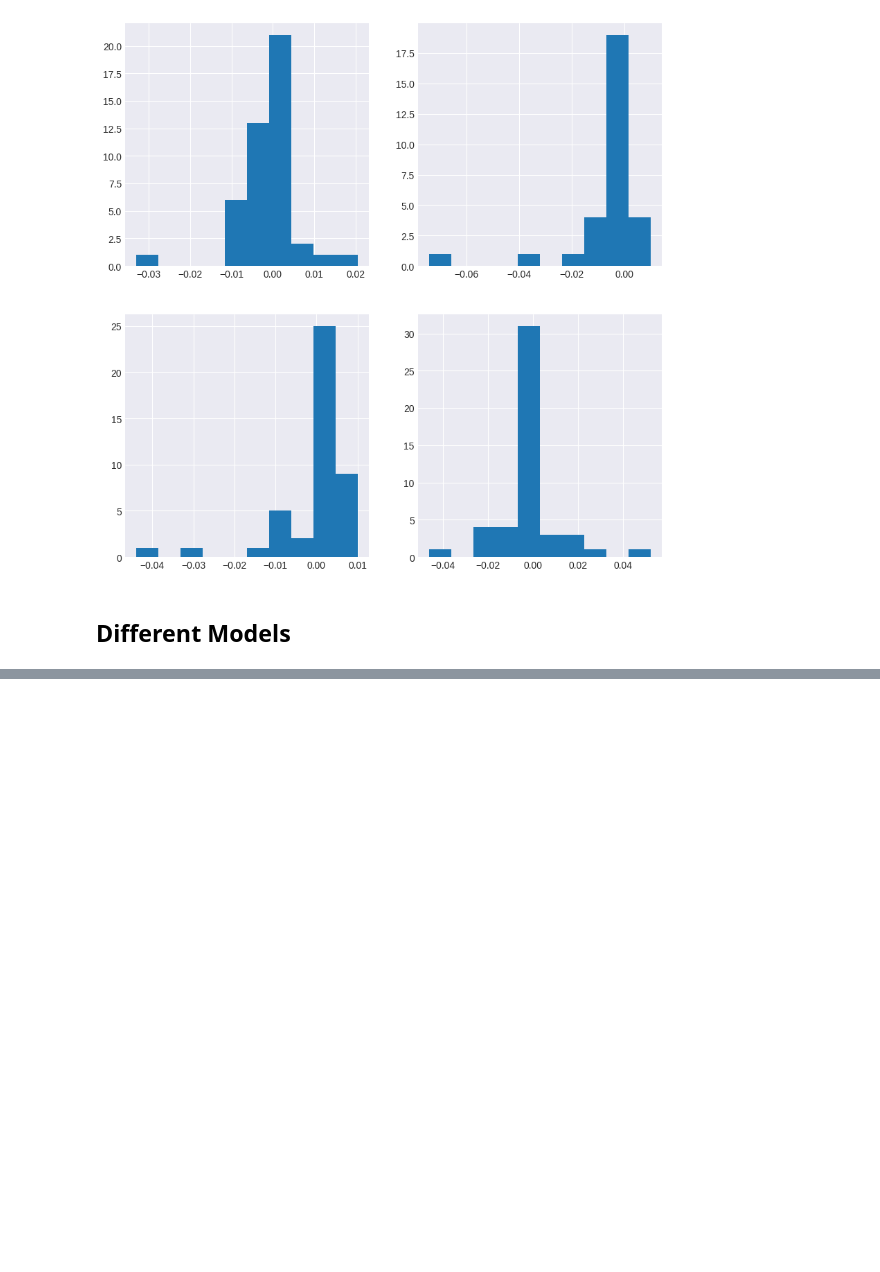
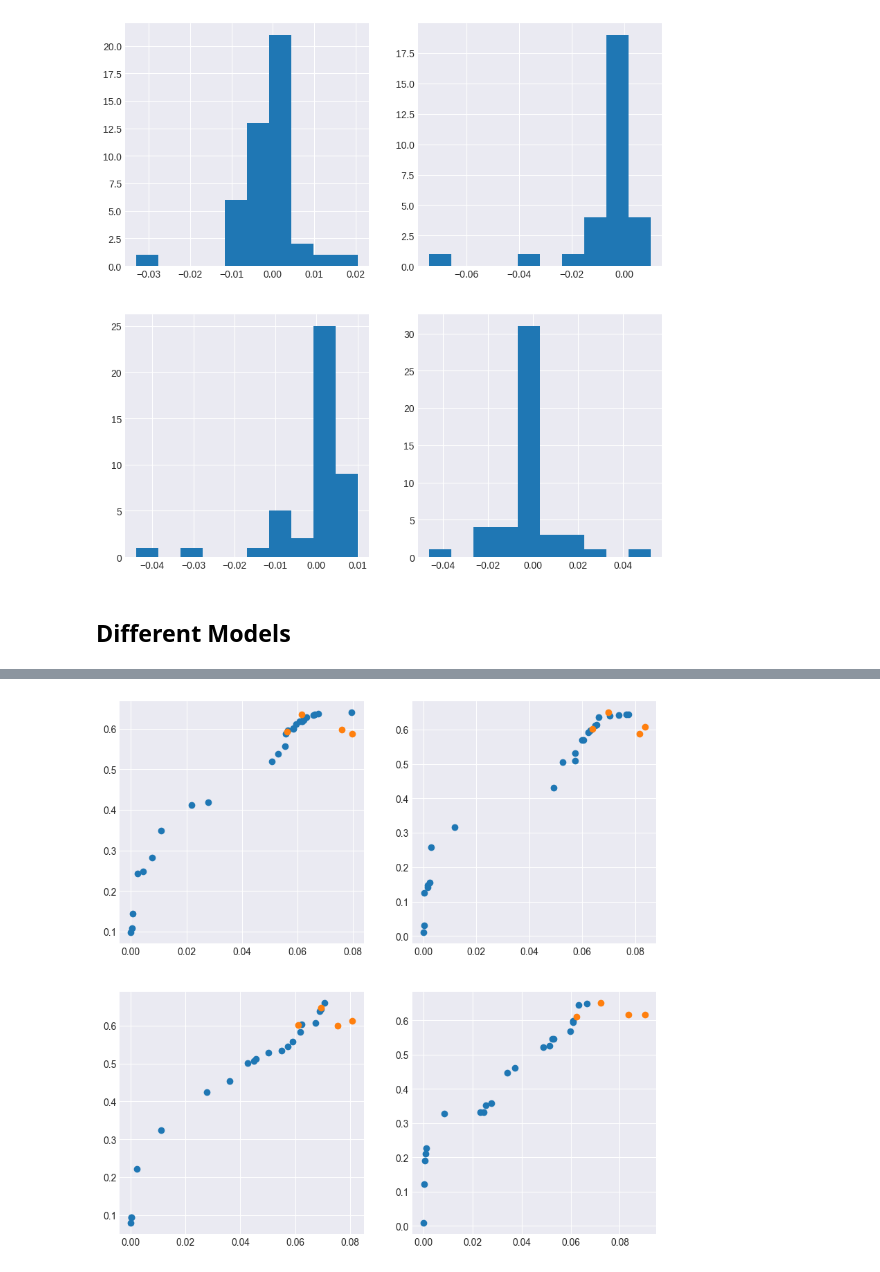
Before and after one commit to AzucenaMV/fairness, a Jupyter notebook: src/notebooks/results_ho.ipynb, the cells around one changed output, grey strips where cells are left out. Cells and saved outputs as stored; diff of their text form; code cells hidden in the pictures; blank space fills up the shorter version.

```diff
--- a/src/notebooks/results_ho.ipynb
+++ b/src/notebooks/results_ho.ipynb
@@ -438,7 +438,6 @@ for sim_n,res in enumerate(results):
         elif classifier_name =="LGBM":
             pipeline.steps.insert(1,('classifier', LGBMClassifier()))
         elif classifier_name =="GBM":
-            best_params = {re.sub('min_child_samples','min_samples_split',key):value for key, value in best_params.items()}
             pipeline.steps.insert(1,('classifier', GradientBoostingClassifier()))
         pipeline['classifier'].set_params(**best_params)
         pipeline.fit(X_train, y_train)
@@ -463,0 +487,17 @@ Please also refer to the documentation for alternative solver options:
+# %%
+import matplotlib.pyplot as plt
+
+plt.style.use('seaborn-v0_8-darkgrid')
+
+rows = 2
+cols = 2
+fig, axes = plt.subplots(rows, cols, figsize=(10,10))
+for i,ax in zip(range(len(res_fair_sim)),axes.ravel()):
+    ax.scatter(res_fair_sim[i], res_model_sim[i])
+    ax.scatter(fair_sim_u[i], model_sim_u[i])
+    #order = results[i].F[:,0].argsort()
+    #ax.scatter(range(len(fair_sim[i])), results[i].F[order,0])
+    #ax.scatter(fair_sim[i], model_sim[i])
+    #ax.scatter(fair_sim_u[i], model_sim_u[i])
+# %% [output]
+[figure, added]
```
Also changed, not shown: parts of 6 cells of this notebook.
